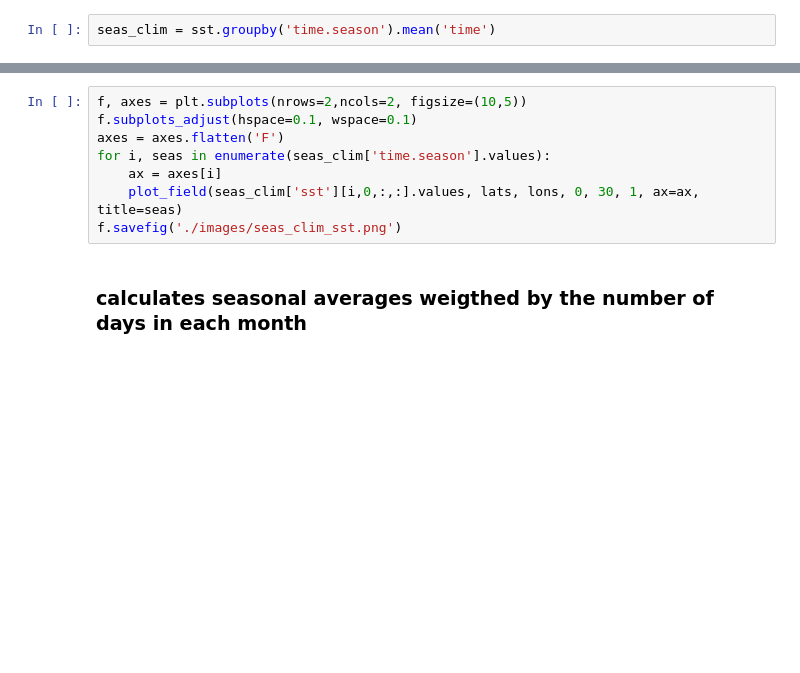
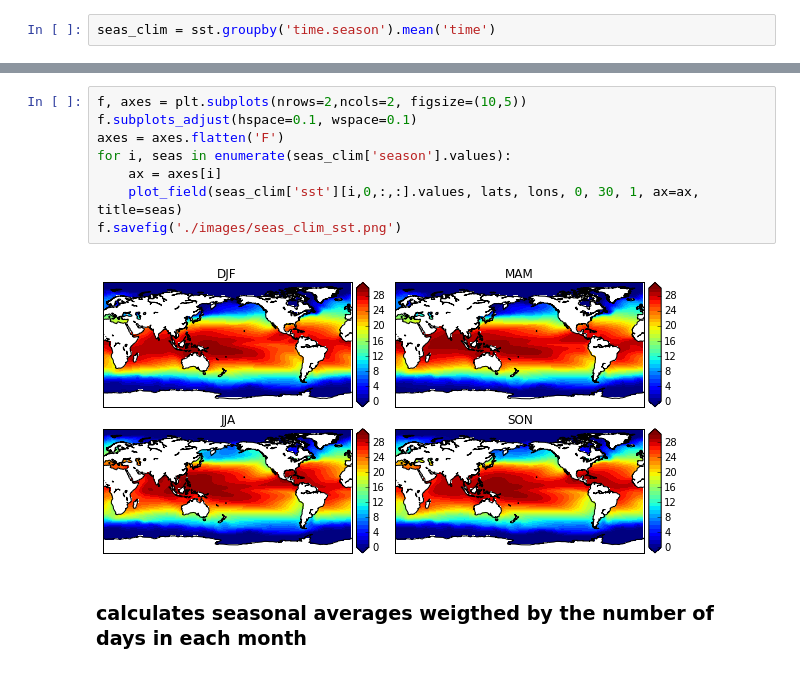
Before and after one commit to nicolasfauchereau/Python-for-data-analysis-and-visualisation, a Jupyter notebook: session_2/notebooks/xray.ipynb, the cells around one changed output, grey strips where cells are left out. Cells and saved outputs as stored; diff of their text form; blank space fills up the shorter version.

```diff
--- a/session_2/notebooks/xray.ipynb
+++ b/session_2/notebooks/xray.ipynb
@@ -170,11 +311,13 @@ seas_clim
 # %%
 f, axes = plt.subplots(nrows=2,ncols=2, figsize=(10,5))
 f.subplots_adjust(hspace=0.1, wspace=0.1)
 axes = axes.flatten('F')
-for i, seas in enumerate(seas_clim['time.season'].values):
+for i, seas in enumerate(seas_clim['season'].values):
     ax = axes[i]
     plot_field(seas_clim['sst'][i,0,:,:].values, lats, lons, 0, 30, 1, ax=ax, title=seas)
 f.savefig('./images/seas_clim_sst.png')
+# %% [output]
+[figure, added]
 # %% [markdown]
 ### calculates seasonal averages weigthed by the number of days in each month
 # %% [markdown]
```
Also changed, not shown: parts of 31 cells of this notebook.
